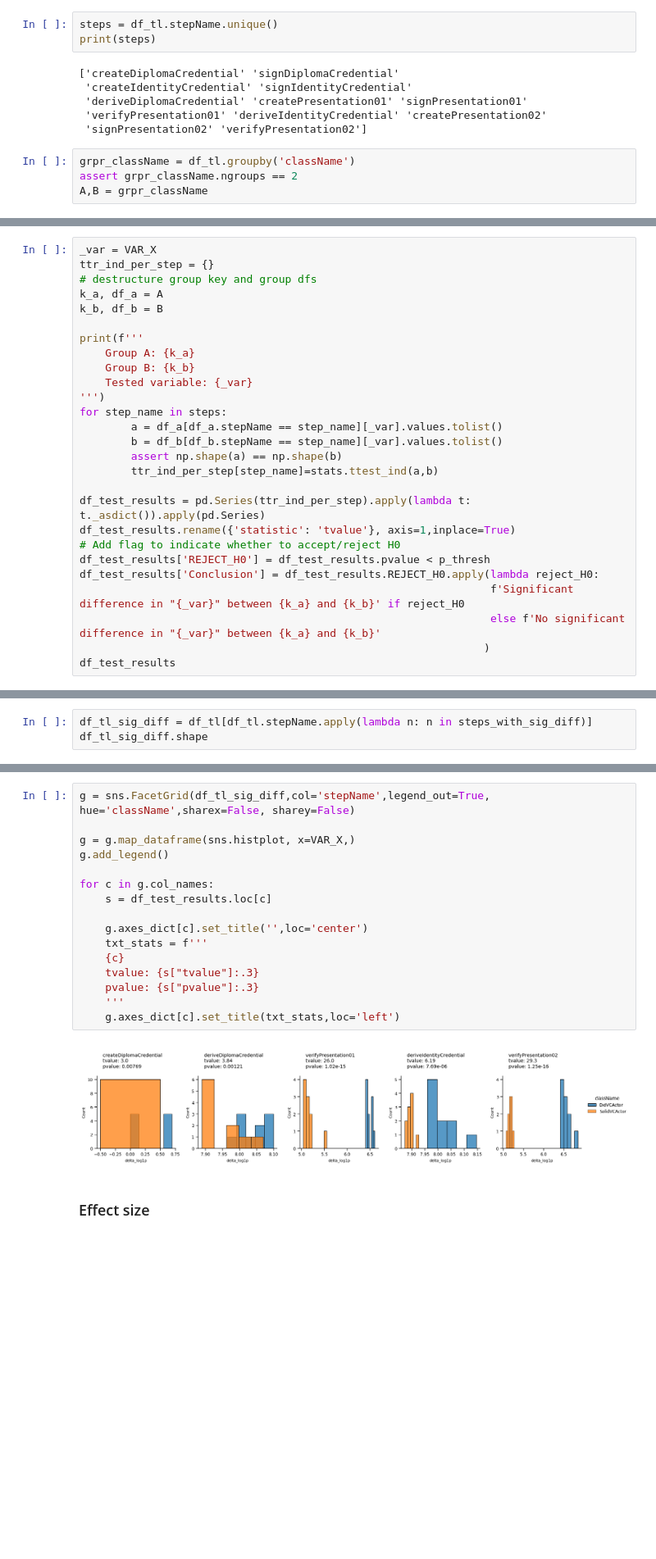
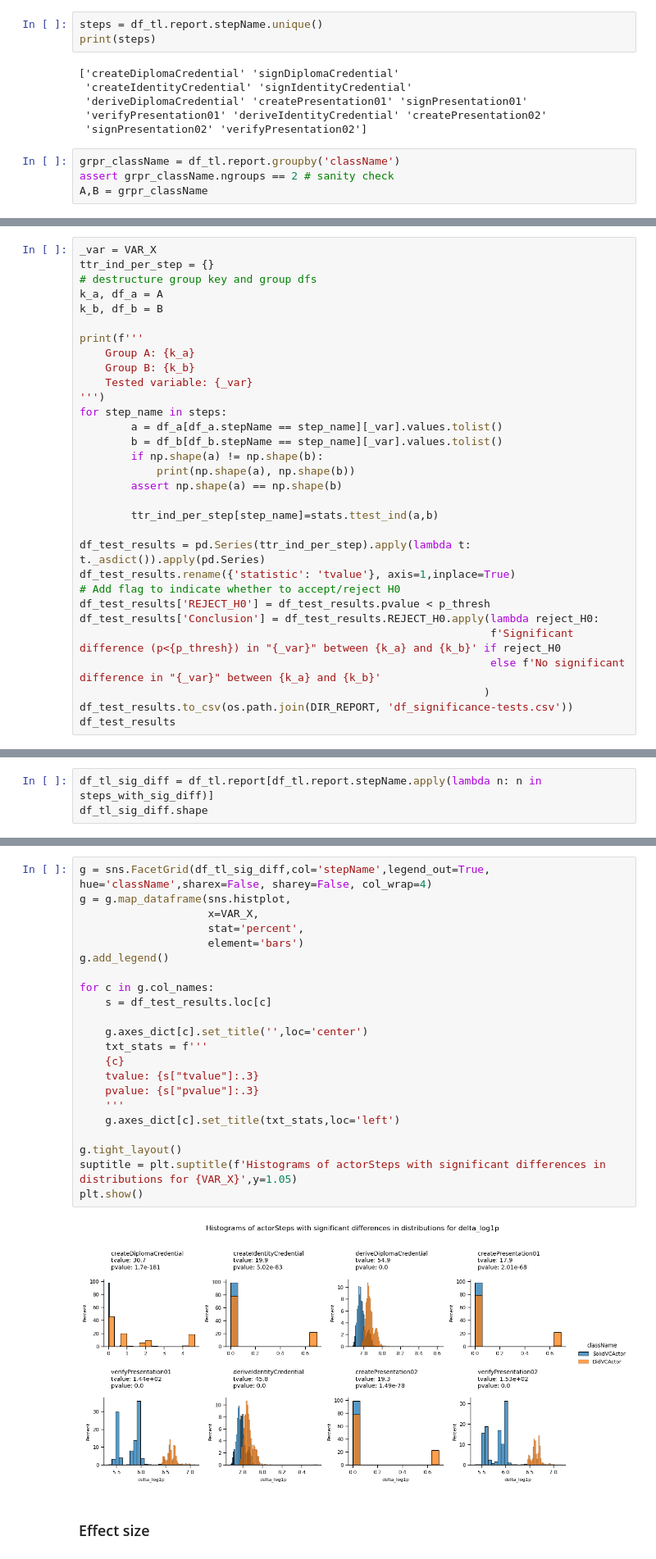
Before and after one commit to SolidLabResearch/pseudonymity-demo, a Jupyter notebook: profiling-report.ipynb, the cells around one changed output, grey strips where cells are left out. Shown at 82% size. Cells and saved outputs as stored; diff of their text form; blank space fills up the shorter version.

Commit message:
Update: process new multi actor report model ; equalize groupsizes; etc.

```diff
--- a/profiling-report.ipynb
+++ b/profiling-report.ipynb
@@ -451,7 +585,7 @@ json.dump(get_repo_info(), open(os.path.join(DIR_REPORT,'repo-info.json'), 'w'))
 # %%
 p_thresh = .05
 # %%
-steps = df_tl.stepName.unique()
+steps = df_tl.report.stepName.unique()
 print(steps)
 # %% [output]
 ['createDiplomaCredential' 'signDiplomaCredential'
@@ -460,6 +594,6 @@ print(steps)
  'verifyPresentation01' 'deriveIdentityCredential' 'createPresentation02'
  'signPresentation02' 'verifyPresentation02']
 # %%
-grpr_className = df_tl.groupby('className')
-assert grpr_className.ngroups == 2
+grpr_className = df_tl.report.groupby('className')
+assert grpr_className.ngroups == 2 # sanity check
 A,B = grpr_className
@@ -483,7 +612,10 @@ print(f'''
 for step_name in steps:
         a = df_a[df_a.stepName == step_name][_var].values.tolist()
         b = df_b[df_b.stepName == step_name][_var].values.tolist()
+        if np.shape(a) != np.shape(b):
+            print(np.shape(a), np.shape(b))
         assert np.shape(a) == np.shape(b)
+
         ttr_ind_per_step[step_name]=stats.ttest_ind(a,b)
 
 df_test_results = pd.Series(ttr_ind_per_step).apply(lambda t: t._asdict()).apply(pd.Series)
@@ -491,9 +623,10 @@ df_test_results.rename({'statistic': 'tvalue'}, axis=1,inplace=True)
 # Add flag to indicate whether to accept/reject H0
 df_test_results['REJECT_H0'] = df_test_results.pvalue < p_thresh
 df_test_results['Conclusion'] = df_test_results.REJECT_H0.apply(lambda reject_H0:
-                                                                f'Significant difference in "{_var}" between {k_a} and {k_b}' if reject_H0
+                                                                f'Significant difference (p<{p_thresh}) in "{_var}" between {k_a} and {k_b}' if reject_H0
                                                                 else f'No significant difference in "{_var}" between {k_a} and {k_b}'
                                                                )
+df_test_results.to_csv(os.path.join(DIR_REPORT, 'df_significance-tests.csv'))
 df_test_results
 # %% [output]
     Group A: DidVCActor
@@ -523,4 +653,4 @@ Index(['createDiplomaCredential', 'deriveDiplomaCredential',
 # %%
-df_tl_sig_diff = df_tl[df_tl.stepName.apply(lambda n: n in steps_with_sig_diff)]
+df_tl_sig_diff = df_tl.report[df_tl.report.stepName.apply(lambda n: n in steps_with_sig_diff)]
 df_tl_sig_diff.shape
 # %% [output]
@@ -528,21 +658,27 @@ df_tl_sig_diff.shape
 # %%
-g = sns.FacetGrid(df_tl_sig_diff,col='stepName',legend_out=True, hue='className',sharex=False, sharey=False)
-
-g = g.map_dataframe(sns.histplot, x=VAR_X,)
+g = sns.FacetGrid(df_tl_sig_diff,col='stepName',legend_out=True, hue='className',sharex=False, sharey=False, col_wrap=4)
+g = g.map_dataframe(sns.histplot,
+                    x=VAR_X,
+                    stat='percent',
+                    element='bars')
 g.add_legend()
 
 for c in g.col_names:
     s = df_test_results.loc[c]
 
     g.axes_dict[c].set_title('',loc='center')
     txt_stats = f'''
     {c}
     tvalue: {s["tvalue"]:.3}
     pvalue: {s["pvalue"]:.3}
     '''
     g.axes_dict[c].set_title(txt_stats,loc='left')
+
+g.tight_layout()
+suptitle = plt.suptitle(f'Histograms of actorSteps with significant differences in distributions for {VAR_X}',y=1.05)
+plt.show()
 # %% [output]
-[figure, old version]
+[figure, new version]
 # %% [markdown]
 ### Effect size
 # %% [markdown]
```
Also changed, not shown: parts of 71 cells of this notebook.
